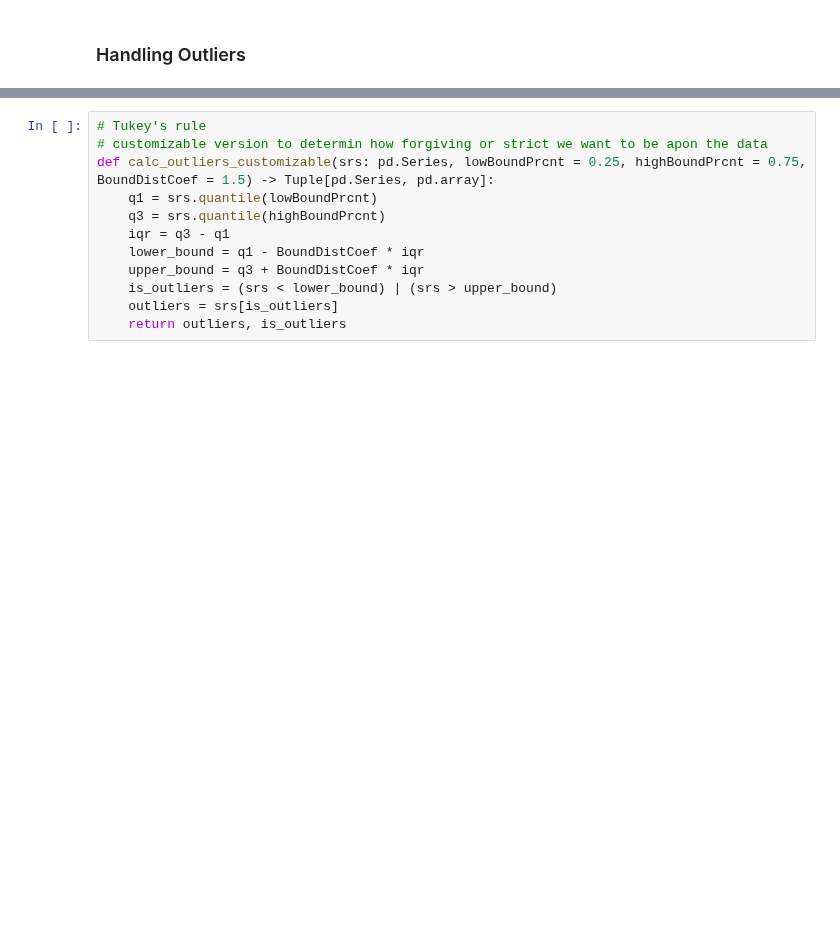
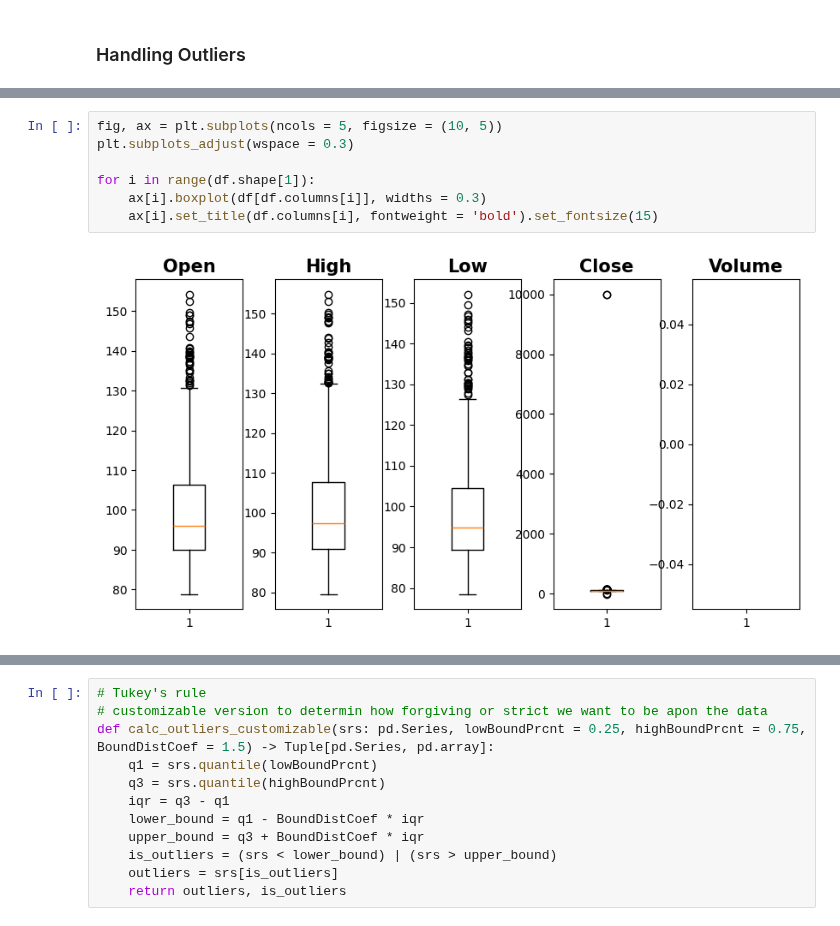
Before and after one commit to HillelCharbit/Trading-Algorithm-Project---google-trends, a Jupyter notebook: tom_jupyter_notebook.ipynb, the cells around one changed output, grey strips where cells are left out. Saved outputs shown, nothing was run; the diff lists cells and outputs as text; blank space fills up the shorter version.

```diff
--- a/tom_jupyter_notebook.ipynb
+++ b/tom_jupyter_notebook.ipynb
@@ -109,0 +75,9 @@ ax[4].set_title('Volume', fontweight = 'bold').set_fontsize(15)
+# %%
+fig, ax = plt.subplots(ncols = 5, figsize = (10, 5))
+plt.subplots_adjust(wspace = 0.3)
+
+for i in range(df.shape[1]):
+    ax[i].boxplot(df[df.columns[i]], widths = 0.3)
+    ax[i].set_title(df.columns[i], fontweight = 'bold').set_fontsize(15)
+# %% [output]
+[figure, added]
```
Also changed, not shown: parts of 38 cells of this notebook.
